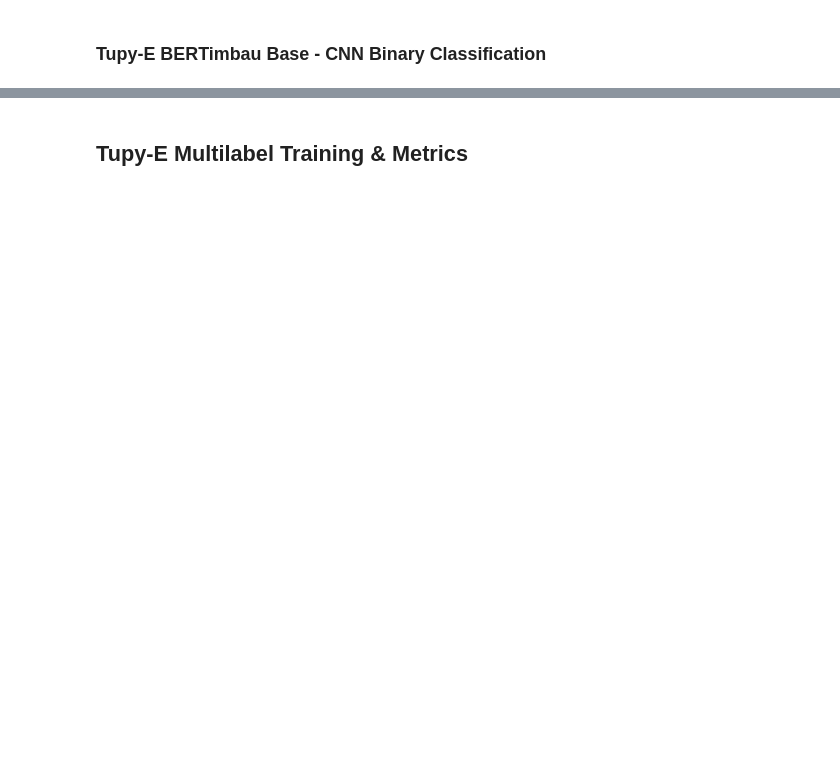
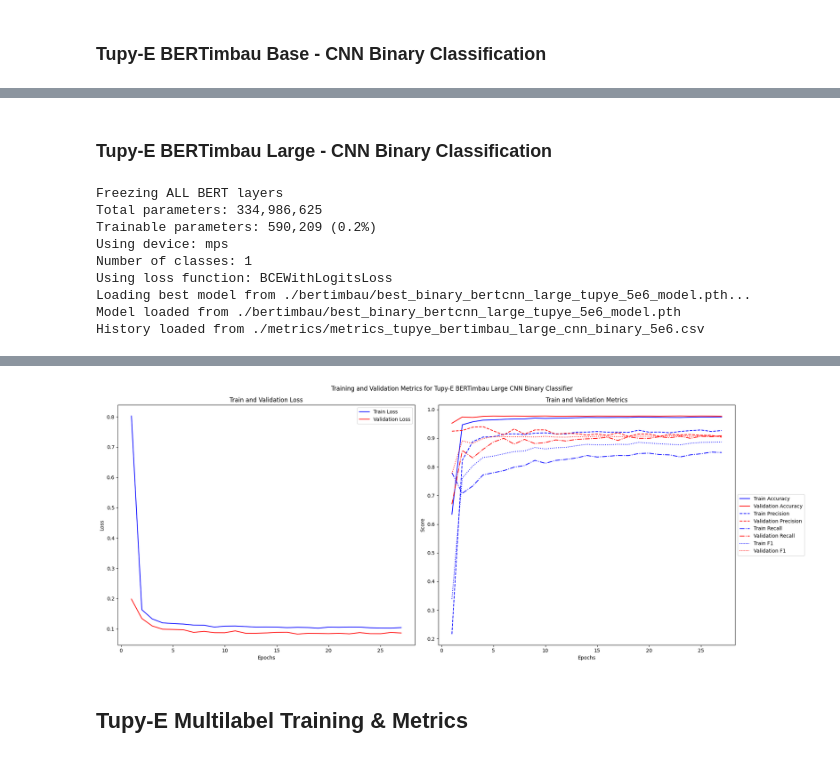
Before and after one commit to silveriorj/hate-speech-detection, a Jupyter notebook: bert-mcnn.ipynb, the cells around one changed output, grey strips where cells are left out. Cells and saved outputs as stored; diff of their text form; code cells hidden in the pictures; blank space fills up the shorter version.

```diff
--- a/bert-mcnn.ipynb
+++ b/bert-mcnn.ipynb
@@ -1517,0 +1249,50 @@ Epoch 6 - Train Loss: 0.1283 - Train Accuracy: 0.9579 - Train F1: 0.8154 - Train
+# %% [markdown]
+### Tupy-E BERTimbau Large - CNN Binary Classification
+# %%
+# Model was already trained with the dataset, so we can load it directly and parameters can be frozen keeping only the CNN layers trainable
+tupye_bertimbau_cnn_large_model = BERTMLCNNHateClassifier(num_classes=len(TUPYE_BINARY_CLASSES), model_name=BERT_MODELS['tupye_binary_bert_large'], dropout_rate=0.5, freeze_bert_layers=-1)
+
+tupye_bertimbau_large_cnn_binary_trainer = Trainer(
+    model=tupye_bertimbau_cnn_large_model,
+    dataloader=tupye_binary_dataloader,
+    class_names=TUPYE_BINARY_CLASSES,
+    criterion=torch.nn.BCEWithLogitsLoss(reduction='mean'),
+    learning_rate=5e-6,
+    epochs=50,
+    patience=10,
+    best_model_path="./bertimbau",
+    best_model_filename="best_binary_bertcnn_large_tupye_5e6_model.pth",
+    freeze_bert_layers=-1,
+    multilabel=False
+)
+
+# load the best model if it exists
+best_model_path = os.path.join(tupye_bertimbau_large_cnn_binary_trainer.best_model_path, tupye_bertimbau_large_cnn_binary_trainer.best_model_filename)
+if os.path.exists(best_model_path):
+    print(f"Loading best model from {best_model_path}...")
+    tupye_bertimbau_large_cnn_binary_trainer.load_model(best_model_path)
+    tupye_bertimbau_large_cnn_binary_trainer.load_metrics_history(os.path.join('./metrics', 'metrics_tupye_bertimbau_large_cnn_binary_5e6.csv'))
+else:
+    print(f"Best model not found at {best_model_path}. Training the model...")
+    tupye_bertimbau_large_cnn_binary_trainer.fit()
+    tupye_bertimbau_large_cnn_binary_trainer.save_metrics_history(os.path.join('./metrics', 'metrics_tupye_bertimbau_large_cnn_binary_5e6.csv'))
+
+history = tupye_bertimbau_large_cnn_binary_trainer.evaluate(testing=True)
+print(f'Test loss: {history["loss"]} accuracy: {history["accuracy"]} precision: {history["precision"]} recall: {history["recall"]} f1: {history["f1"]}')
+
+tupye_bertimbau_large_cnn_binary_trainer.plot_metrics(title="Training and Validation Metrics for Tupy-E BERTimbau Large CNN Binary Classifier")
+
+# plot classification report
+if 'report' in history and history['report']:
+    report_df = pd.DataFrame(history['report']).transpose()
+    print(report_df)
+# %% [output]
+Freezing ALL BERT layers
+Total parameters: 334,986,625
+Trainable parameters: 590,209 (0.2%)
+Using device: mps
+Number of classes: 1
+Using loss function: BCEWithLogitsLoss
+Loading best model from ./bertimbau/best_binary_bertcnn_large_tupye_5e6_model.pth...
+Model loaded from ./bertimbau/best_binary_bertcnn_large_tupye_5e6_model.pth
+History loaded from ./metrics/metrics_tupye_bertimbau_large_cnn_binary_5e6.csv
@@ -1518,3 +1300,4 @@ Epoch 6 - Train Loss: 0.1283 - Train Accuracy: 0.9579 - Train F1: 0.8154 - Train
+[figure, added]
 # %% [markdown]
 ## Tupy-E Multilabel Training & Metrics
 # %%
```
Also changed, not shown: parts of 26 cells of this notebook, 24 other files.
